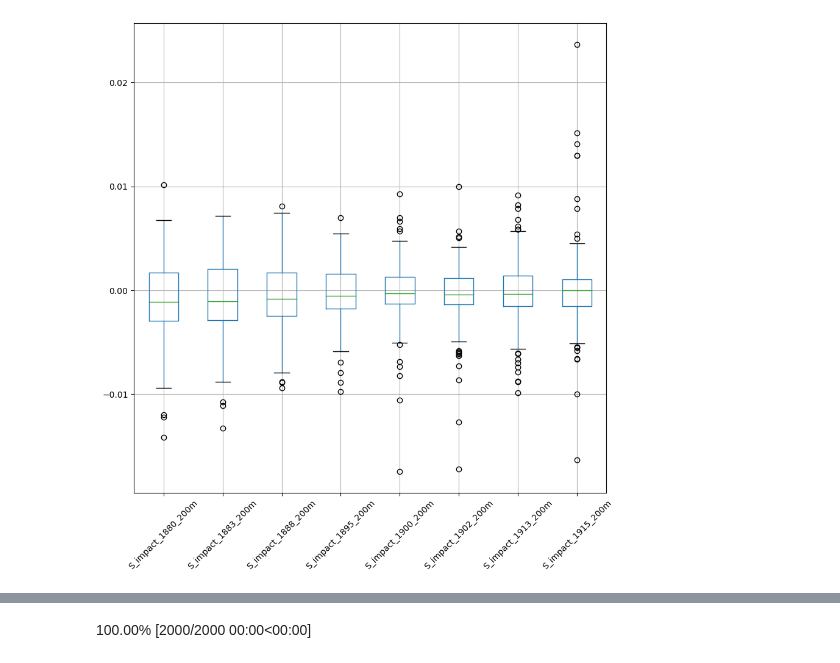
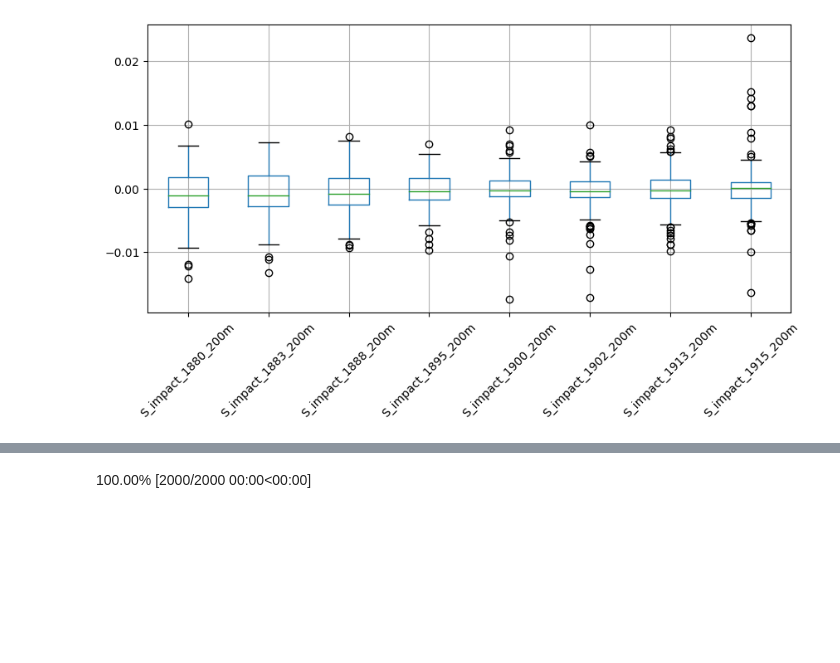
Before and after one commit to AnttiHaerkoenen/spatial_segregation, a Jupyter notebook: notebooks/segregation_change_1880-1915.ipynb, the cells around one changed output, grey strips where cells are left out. Saved outputs shown, nothing was run; the diff lists cells and outputs as text; code cells hidden in the pictures; blank space fills up the shorter version.

```diff
--- a/notebooks/segregation_change_1880-1915.ipynb
+++ b/notebooks/segregation_change_1880-1915.ipynb
@@ -15,6 +15,7 @@ import matplotlib.pyplot as plt
 
 DATA_DIR = Path('../data')
 FIG_DIR = Path('../figures')
+FIG_SIZE = 10, 4.5
 YEARS = [1880, 1883, 1885, 1888, 1890, 1895, 1900, 1902, 1905, 1910, 1913, 1915]
 BAD_YEARS = [1885, 1890, 1905, 1910]
 BWS = 150, 200, 250
@@ -471,16 +473,16 @@ for year in YEARS:
 # %%
 impact_list = []
 for file in (DATA_DIR / 'processed').glob('S_impact*200m.csv'):
     impact = pd.read_csv(file, index_col=(0, 1), header=0, names=[file.stem])
     sorted_ = impact.sort_values(by=file.stem)
     impact_list.append(sorted_)
 
 impacts = pd.concat(impact_list)
 
-impacts.boxplot(rot=45, figsize=(10,10))
+impacts.boxplot(rot=45, figsize=FIG_SIZE)
 plt.show()
 # %% [output]
-[figure, old version]
+[figure, new version]
 # %%
 results = {}
 for year in (1880, 1900, 1915):
```
Also changed, not shown: parts of 14 cells of this notebook, 5 other files.
